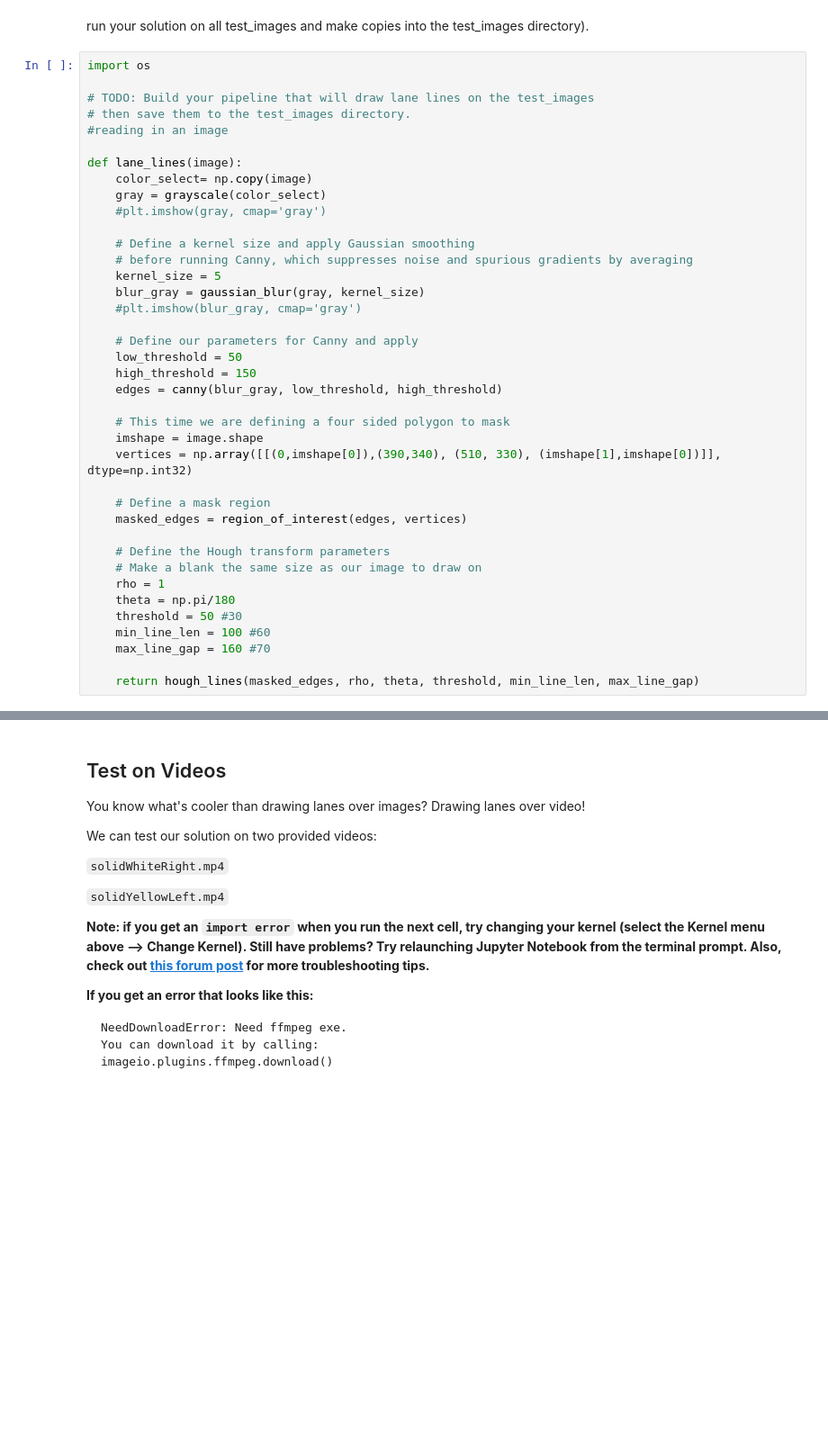
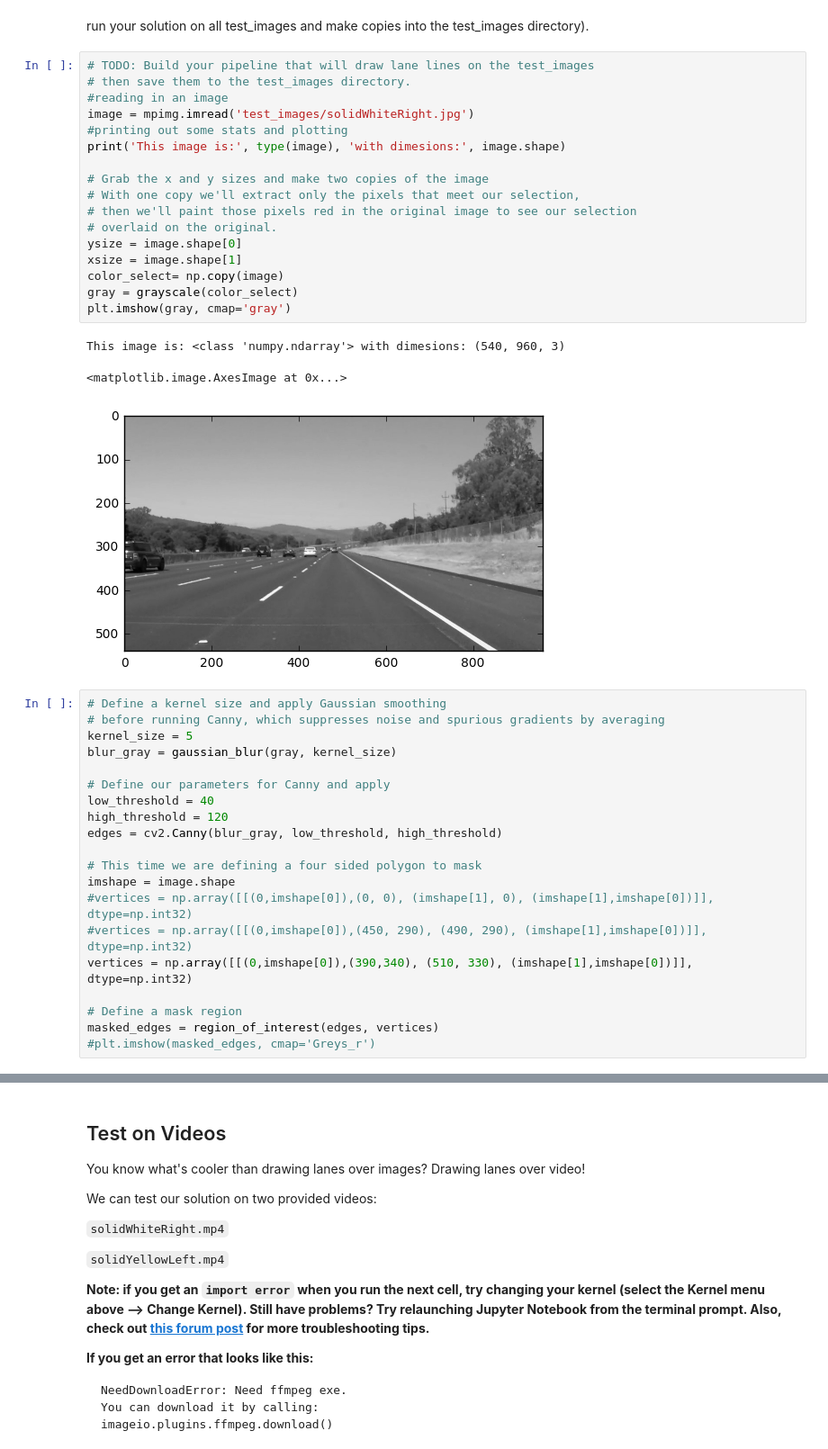
Before and after one commit to SnoopyCafe/dev, a Jupyter notebook: python/udacity/CarND-LaneLines-P1/P1.ipynb, the cells around one changed output, grey strips where cells are left out. Shown at 90% size. Cells and saved outputs as stored; diff of their text form; blank space fills up the shorter version.

```diff
--- a/python/udacity/CarND-LaneLines-P1/P1.ipynb
+++ b/python/udacity/CarND-LaneLines-P1/P1.ipynb
@@ -248,41 +177,43 @@ Now you should build your pipeline to work on the images in the directory "test_
 # %% [markdown]
 run your solution on all test_images and make copies into the test_images directory).
+# %%
+# TODO: Build your pipeline that will draw lane lines on the test_images
+# then save them to the test_images directory.
+#reading in an image
+image = mpimg.imread('test_images/solidWhiteRight.jpg')
+#printing out some stats and plotting
+print('This image is:', type(image), 'with dimesions:', image.shape)
+
+# Grab the x and y sizes and make two copies of the image
+# With one copy we'll extract only the pixels that meet our selection,
+# then we'll paint those pixels red in the original image to see our selection
+# overlaid on the original.
+ysize = image.shape[0]
+xsize = image.shape[1]
+color_select= np.copy(image)
+gray = grayscale(color_select)
+plt.imshow(gray, cmap='gray')
+# %% [output]
+This image is: <class 'numpy.ndarray'> with dimesions: (540, 960, 3)
+<matplotlib.image.AxesImage at 0x...>
+[figure, added]
 # %%
-import os
+# Define a kernel size and apply Gaussian smoothing
+# before running Canny, which suppresses noise and spurious gradients by averaging
+kernel_size = 5
+blur_gray = gaussian_blur(gray, kernel_size)
 
-# TODO: Build your pipeline that will draw lane lines on the test_images
-# then save them to the test_images directory.
-#reading in an image
+# Define our parameters for Canny and apply
+low_threshold = 40
+high_threshold = 120
+edges = cv2.Canny(blur_gray, low_threshold, high_threshold)
 
-def lane_lines(image):
-    color_select= np.copy(image)
-    gray = grayscale(color_select)
-    #plt.imshow(gray, cmap='gray')
+# This time we are defining a four sided polygon to mask
+imshape = image.shape
+#vertices = np.array([[(0,imshape[0]),(0, 0), (imshape[1], 0), (imshape[1],imshape[0])]], dtype=np.int32)
+#vertices = np.array([[(0,imshape[0]),(450, 290), (490, 290), (imshape[1],imshape[0])]], dtype=np.int32)
+vertices = np.array([[(0,imshape[0]),(390,340), (510, 330), (imshape[1],imshape[0])]], dtype=np.int32)
 
-    # Define a kernel size and apply Gaussian smoothing
-    # before running Canny, which suppresses noise and spurious gradients by averaging
-    kernel_size = 5
-    blur_gray = gaussian_blur(gray, kernel_size)
-    #plt.imshow(blur_gray, cmap='gray')
-
-    # Define our parameters for Canny and apply
-    low_threshold = 50
-    high_threshold = 150
-    edges = canny(blur_gray, low_threshold, high_threshold)
-
-    # This time we are defining a four sided polygon to mask
-    imshape = image.shape
-    vertices = np.array([[(0,imshape[0]),(390,340), (510, 330), (imshape[1],imshape[0])]], dtype=np.int32)
-
-    # Define a mask region
-    masked_edges = region_of_interest(edges, vertices)
-
-    # Define the Hough transform parameters
-    # Make a blank the same size as our image to draw on
-    rho = 1
-    theta = np.pi/180
-    threshold = 50 #30
-    min_line_len = 100 #60
-    max_line_gap = 160 #70
-
-    return hough_lines(masked_edges, rho, theta, threshold, min_line_len, max_line_gap)
+# Define a mask region
+masked_edges = region_of_interest(edges, vertices)
+#plt.imshow(masked_edges, cmap='Greys_r')
```
Also changed, not shown: parts of 20 cells of this notebook, 4 other files.
